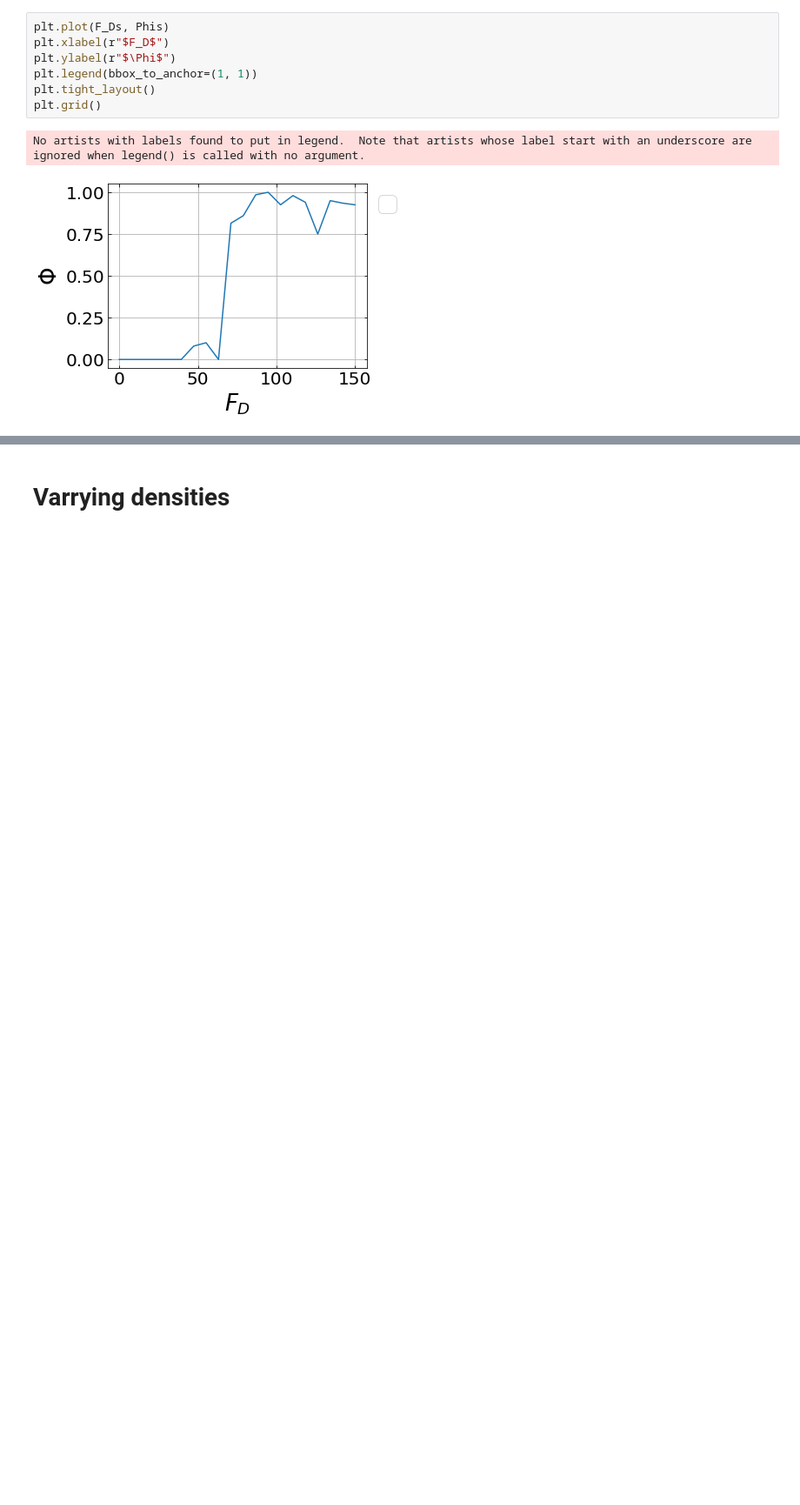
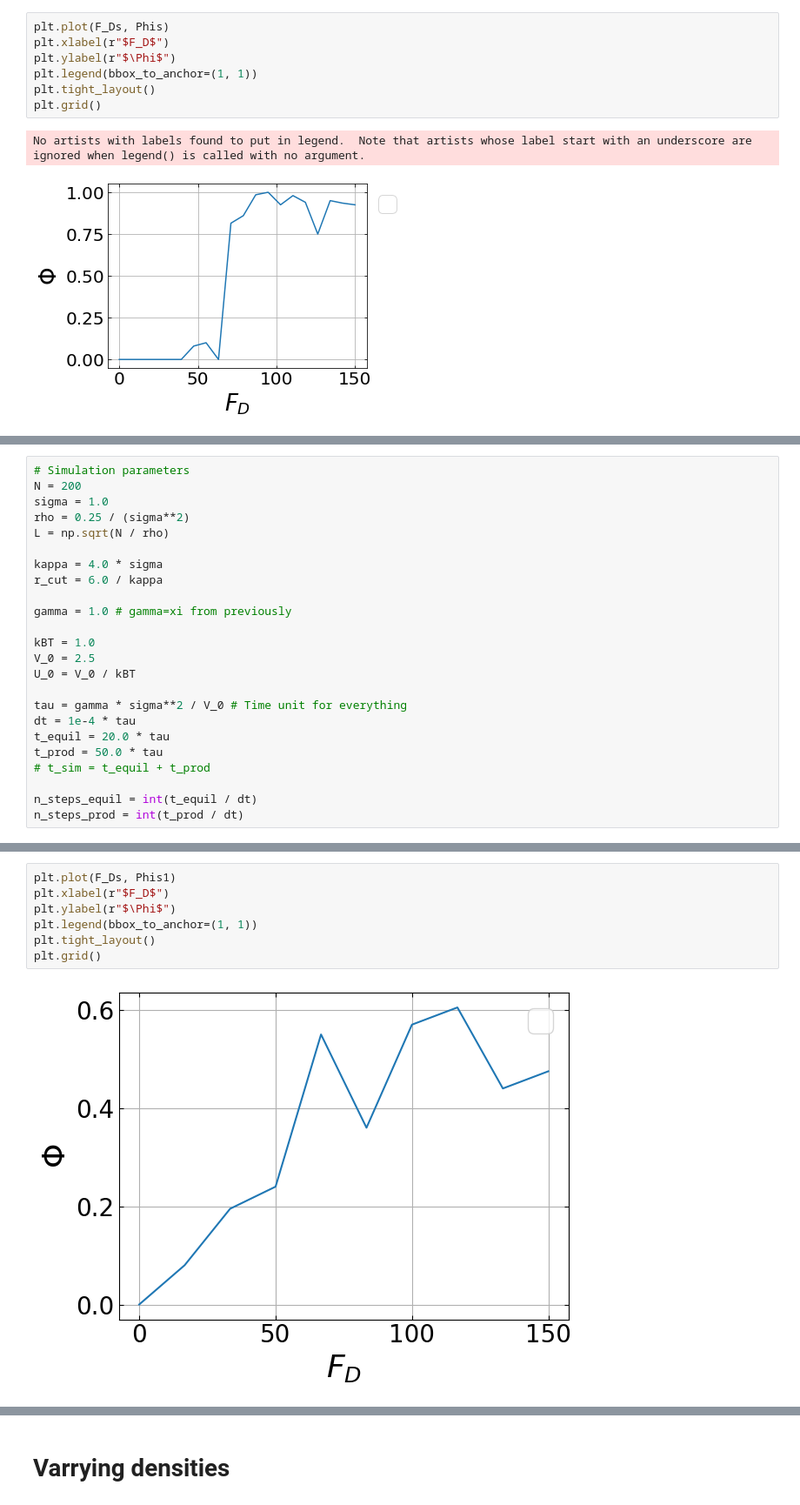
Before and after one commit to prakhosha/Lane-Formation, a Jupyter notebook: Task4/task4_c.ipynb, the cells around one changed output, grey strips where cells are left out. Shown at 87% size. Saved outputs shown, nothing was run; the diff lists cells and outputs as text; blank space fills up the shorter version.

Commit message:
4C Plot for different densities

```diff
--- a/Task4/task4_c.ipynb
+++ b/Task4/task4_c.ipynb
@@ -485,0 +488,24 @@ No artists with labels found to put in legend.  Note that artists whose label st
+# %%
+# Simulation parameters
+N = 200
+sigma = 1.0
+rho = 0.25 / (sigma**2)
+L = np.sqrt(N / rho)
+
+kappa = 4.0 * sigma
+r_cut = 6.0 / kappa
+
+gamma = 1.0 # gamma=xi from previously
+
+kBT = 1.0
+V_0 = 2.5
+U_0 = V_0 / kBT
+
+tau = gamma * sigma**2 / V_0 # Time unit for everything
+dt = 1e-4 * tau
+t_equil = 20.0 * tau
+t_prod = 50.0 * tau
+# t_sim = t_equil + t_prod
+
+n_steps_equil = int(t_equil / dt)
+n_steps_prod = int(t_prod / dt)
@@ -485,0 +641,9 @@ No artists with labels found to put in legend.  Note that artists whose label st
+# %%
+plt.plot(F_Ds, Phis1)
+plt.xlabel(r"$F_D$")
+plt.ylabel(r"$\Phi$")
+plt.legend(bbox_to_anchor=(1, 1))
+plt.tight_layout()
+plt.grid()
+# %% [output]
+[figure, added]
```
Also changed, not shown: parts of 13 cells of this notebook.
